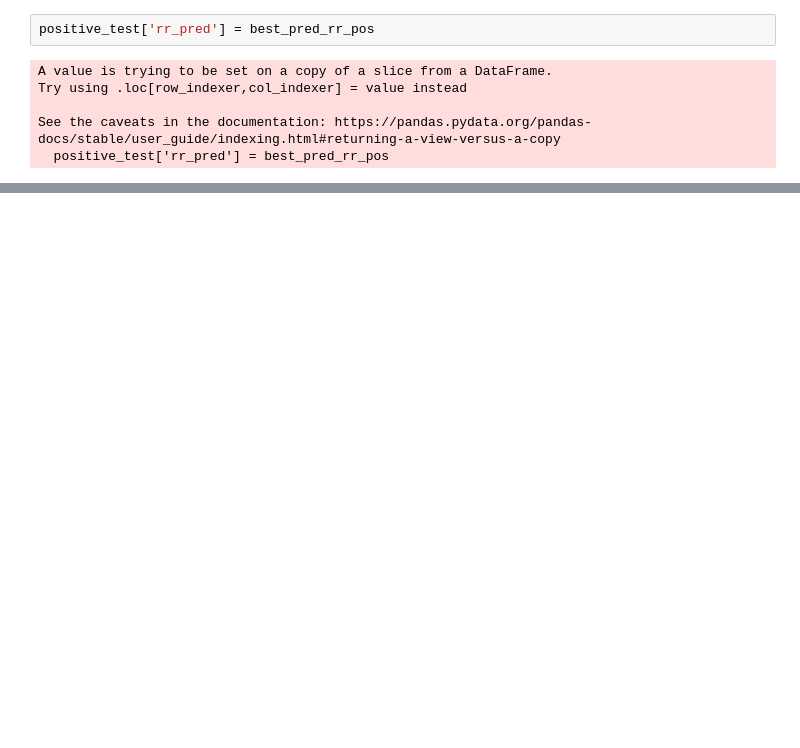
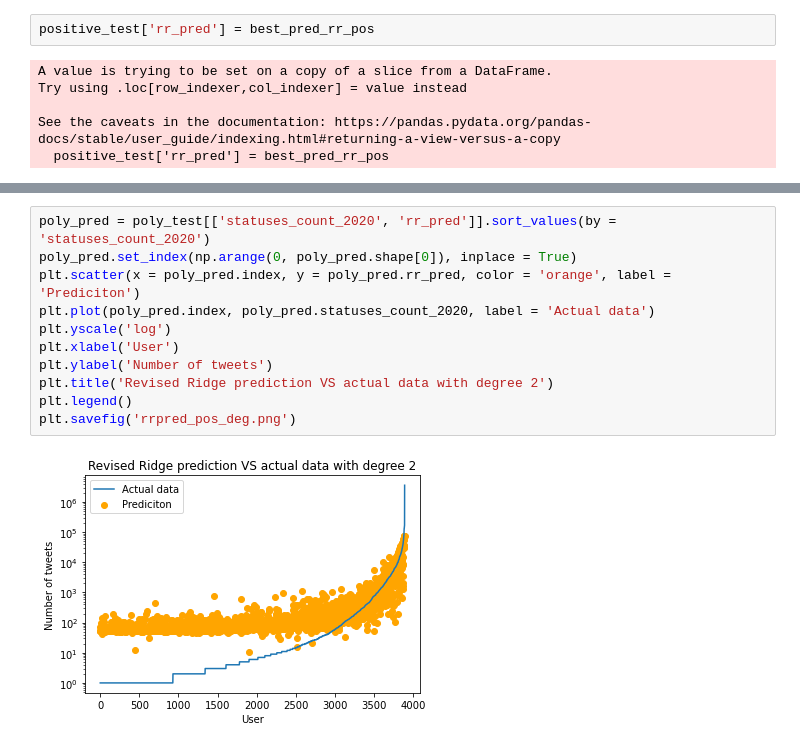
Before and after one commit to epfl-ada/ada-2020-project-milestone-p3-p3_kali, a Jupyter notebook: P4.ipynb, the cells around one changed output, grey strips where cells are left out. Drawn from its saved outputs; the diff is of its cells as text; blank space fills up the shorter version.

```diff
--- a/P4.ipynb
+++ b/P4.ipynb
@@ -554,0 +570,13 @@ plt.savefig('rrpred_pos.png')
+# %%
+poly_pred = poly_test[['statuses_count_2020', 'rr_pred']].sort_values(by = 'statuses_count_2020')
+poly_pred.set_index(np.arange(0, poly_pred.shape[0]), inplace = True)
+plt.scatter(x = poly_pred.index, y = poly_pred.rr_pred, color = 'orange', label = 'Prediciton')
+plt.plot(poly_pred.index, poly_pred.statuses_count_2020, label = 'Actual data')
+plt.yscale('log')
+plt.xlabel('User')
+plt.ylabel('Number of tweets')
+plt.title('Revised Ridge prediction VS actual data with degree 2')
+plt.legend()
+plt.savefig('rrpred_pos_deg.png')
+# %% [output]
+[figure, added]
```
Also changed, not shown: parts of 11 cells of this notebook, 2 other files.
